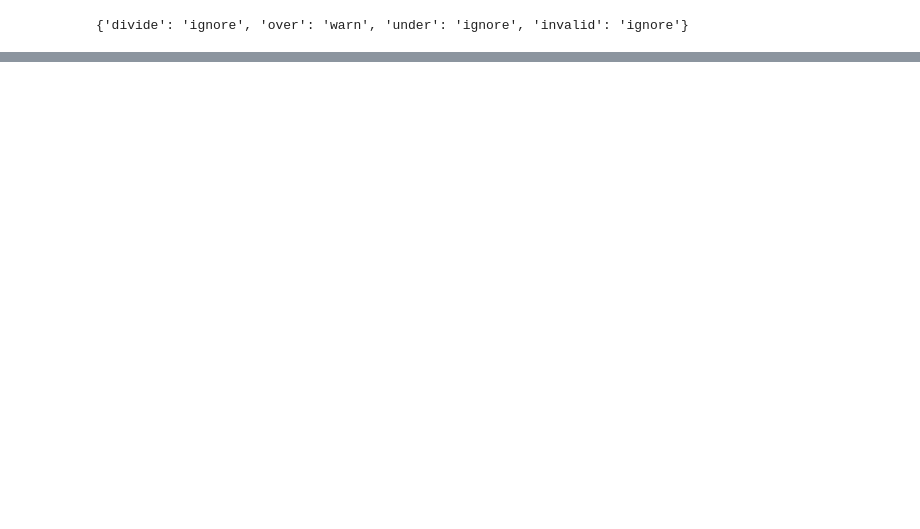
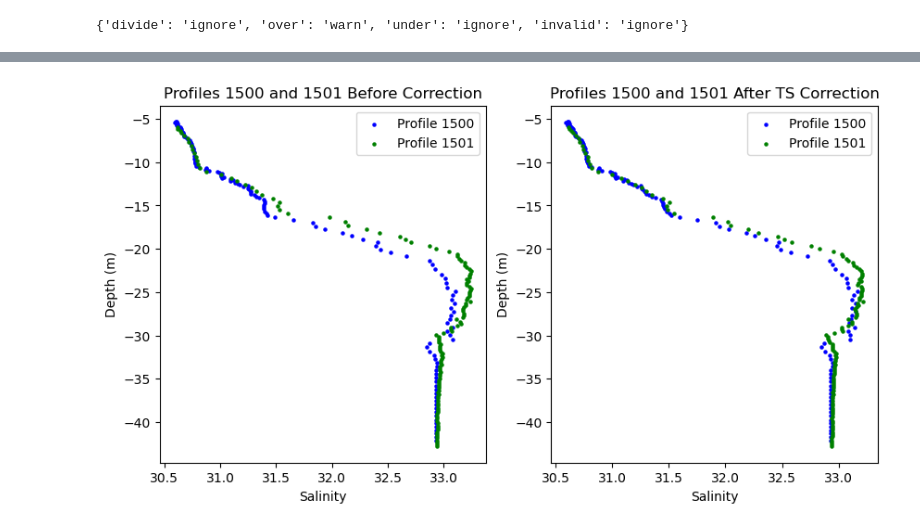
Before and after one commit to truedichotomy/CTD_thermal_lag, a Jupyter notebook: Thermal_lag_correction_python_Slater/thermal_lag_correction_notebook_dbdreader.ipynb, the cells around one changed output, grey strips where cells are left out. Saved outputs shown, nothing was run; the diff lists cells and outputs as text; code cells hidden in the pictures; blank space fills up the shorter version.

Commit message:
Corrections to thermal lag correction notebooks
Bug fixes on thermal lag correction notebooks and commit of working dbdreader correction notebook

```diff
--- a/Thermal_lag_correction_python_Slater/thermal_lag_correction_notebook_dbdreader.ipynb
+++ b/Thermal_lag_correction_python_Slater/thermal_lag_correction_notebook_dbdreader.ipynb
@@ -22,10 +22,10 @@ np.seterr(divide='ignore', invalid='ignore')
 # %%
 #extract data and rename variables
 
-data_files = '/Users/jack/Documents/gliderData/sylvia-201802/all_data/*.[D|E]BD'
-cac_dir = '/Users/jack/Documents/gliderData/sylvia-201802/cache'
+data_files = '/Users/jack/Documents/gliderData/sylvia-20180802/all_data/*.[D|E]BD'
+cac_dir = '/Users/jack/Documents/gliderData/sylvia-20180802/cache'
 
-sensors = ['sci_ctd41cp_timestamp','sci_water_pressure','sci_water_temp','sci_water_cond','m_lat','m_tot_num_inflections']
+sensors = ['sci_ctd41cp_timestamp','sci_water_pressure','sci_water_temp','sci_water_cond','m_lat','m_lon','m_tot_num_inflections']
 
 dbd = dbdreader.MultiDBD(pattern=data_files,cacheDir=cac_dir)
 
@@ -46,21 +46,25 @@ for sensor_titles in sensors[1:]:
 
 #drop all rows without ctd timestamp and duplicate ctd timestamps and rename columns and data frame to sci_data
 sci_data = glider_sci.rename(columns={"sci_ctd41cp_timestamp": "ctd_time", "sci_water_pressure": "pressure", "sci_water_temp": "temperature", \
-    "sci_water_cond": "conductivity","m_lat":"latitude"})
+    "sci_water_cond": "conductivity","m_lat":"latitude","m_lon":"longitude"})
 
 #assign profiles ids based on m_tot_num_inflections
 sci_data['m_tot_num_inflections'].ffill(inplace=True)
 sci_data['m_tot_num_inflections'].bfill(inplace=True)
 
 sci_data['latitude'] = sci_data['latitude'].interpolate()
+sci_data['longitude'] = sci_data['longitude'].interpolate()
 sci_data = sci_data[sci_data['ctd_time'].ne(0)].dropna(subset=['ctd_time'])
 sci_data = sci_data.drop_duplicates(subset=['ctd_time'])
 sci_data = sci_data[sci_data['latitude'].ne(0)].dropna(subset=['latitude'])
+sci_data = sci_data[sci_data['longitude'].ne(0)].dropna(subset=['longitude'])
 sci_data['profile_id'] = sci_data.groupby('m_tot_num_inflections').ngroup()
 sci_data.reset_index(drop=True,inplace=True) #reset indices
 
 sci_data['pressure'] = sci_data['pressure'].mul(10)
 sci_data['z'] = gsw.z_from_p(sci_data['pressure'].values,sci_data['latitude'].values)
+sci_data['conductivity_ms_cm'] = sci_data['conductivity'].mul(10)
+sci_data['salinity'] = gsw.SP_from_C(sci_data['conductivity_ms_cm'].values,sci_data['temperature'].values,sci_data['pressure'].values)
 
 profile_groups = sci_data.groupby("profile_id")
 
@@ -326,8 +342,9 @@ def run_thermal_lag_params(group):
         group['sigma0_outside'] = sigma0_outside1
 
         print(f'{profile_id} worked')
-    except:
+    except Exception as e:
         print(f'{profile_id} did not work')
+        print(e)
     return group
 
 sci_data_cor = profile_groups.apply(run_thermal_lag_params)
@@ -351,0 +369,70 @@ sci_data_cor = profile_groups.apply(run_thermal_lag_params)
+# %%
+profile_groups_cor = sci_data_cor.groupby('profile_id')
+profile_groups = sci_data.groupby('profile_id')
+
+def before_and_after_TS(profile_groups, profile_groups_cor, profile):
+
+    if profile == 0:
+        comp = 1
+    elif profile == n_profiles-1:
+        comp=-1
+    else:
+        below = np.abs(profile_stats.loc[profile,'profile_time'] - profile_stats.loc[profile-1,'profile_time'])
+        above = np.abs(profile_stats.loc[profile,'profile_time'] - profile_stats.loc[profile+1,'profile_time'])
+        if (below < above):
+            comp = -1
+        else:
+            comp = 1
+
+    group = profile_groups.get_group(profile)
+    group_cor = profile_groups_cor.get_group(profile)
+
+    next_group = profile_groups.get_group(profile+comp)
+    next_group_cor = profile_groups_cor.get_group(profile+comp)
+
+    if profile_stats.loc[profile,'thermal_lag_flag'] == 1:
+        cor_type = 'TS'
+    elif profile_stats.loc[profile,'thermal_lag_flag'] == 2:
+        cor_type = 'SP'
+    else:
+        cor_type = 'NO'
+
+    temp = group['temperature']
+    temp_cor = group_cor['temperature']
+
+    salinity = group['salinity']
+    salinity_cor = group_cor['salt_outside']
+
+    depth = group['z']
+
+    next_temp = next_group['temperature']
+    next_temp_cor = next_group_cor['temperature']
+
+    next_salinity = next_group['salinity']
+    next_salinity_cor = next_group_cor['salt_outside']
+
+    next_depth = next_group['z']
+
+    fig = plt.figure(figsize=(10, 5))
+
+    ax1 = fig.add_subplot(121)
+    ax1.scatter(salinity, depth, 5, 'b', label=f'Profile {profile}')
+    ax1.scatter(next_salinity, next_depth, 5, 'g', label=f'Profile {profile+comp}')
+    ax1.set_title(f'Profiles {profile} and {profile+1} Before Correction')
+    ax1.legend()
+    ax1.set_xlabel('Salinity')
+    ax1.set_ylabel('Depth (m)')
+
+    ax2 = fig.add_subplot(122)
+    ax2.scatter(salinity_cor, depth, 5, 'b', label=f'Profile {profile}')
+    ax2.scatter(next_salinity_cor, next_depth, 5, 'g', label=f'Profile {profile+comp}')
+    ax2.set_title(f'Profiles {profile} and {profile+1} After {cor_type} Correction')
+    ax2.legend()
+    ax2.set_xlabel('Salinity')
+    ax2.set_ylabel('Depth (m)')
+
+    plt.show()
+
+before_and_after_TS(profile_groups,profile_groups_cor, 1500)
+# %% [output]
+[figure, added]
```
Also changed, not shown: parts of 3 cells of this notebook, 1 other file.
